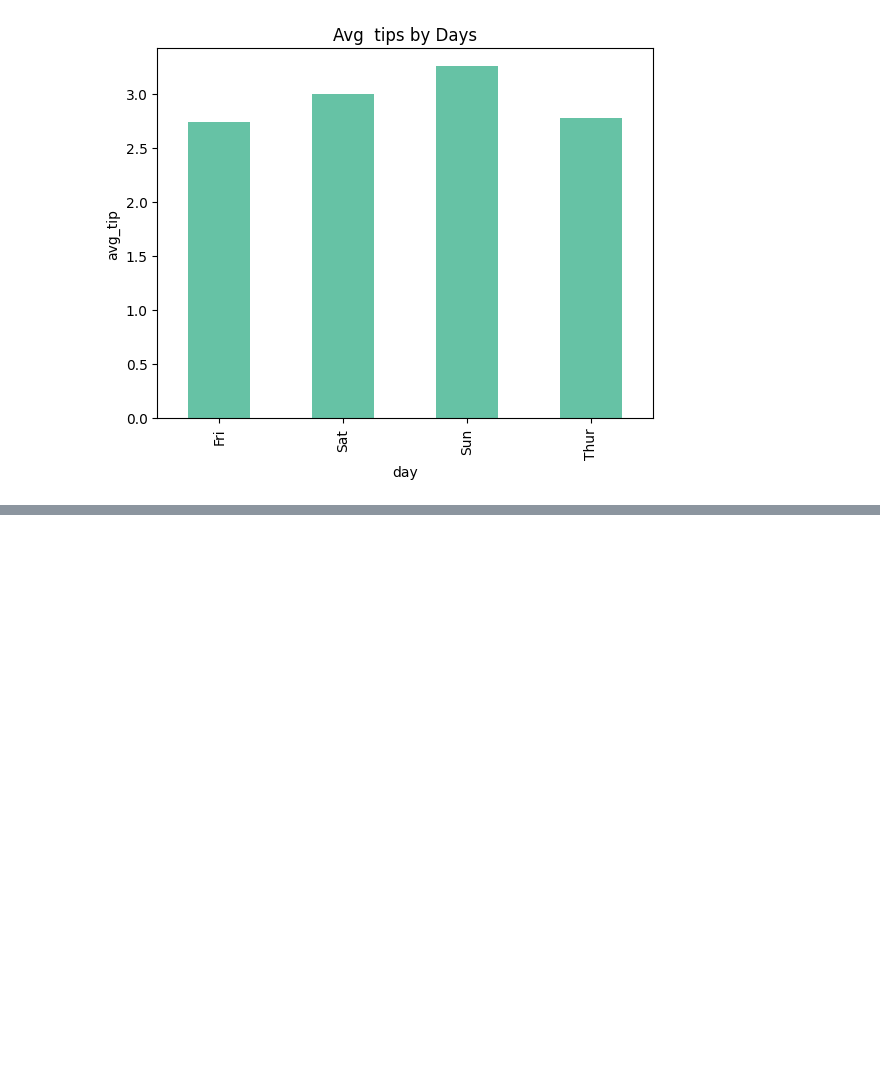
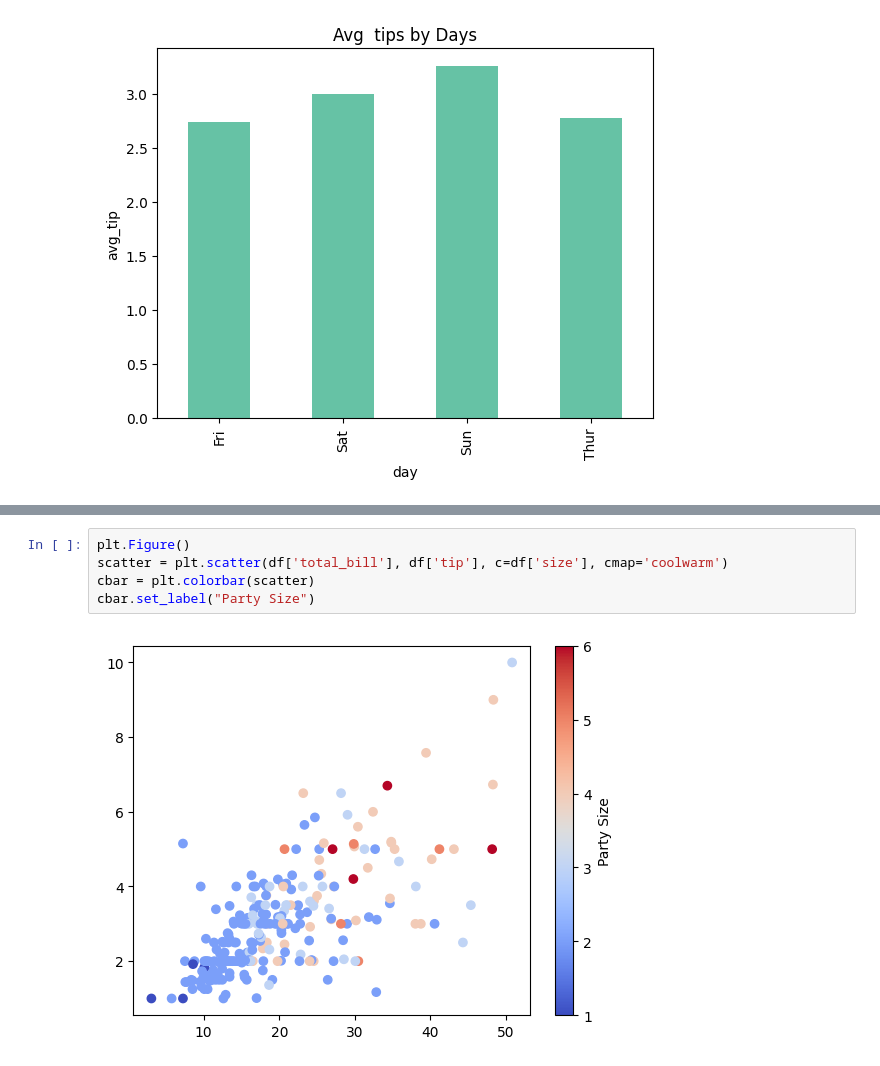
Before and after one commit to MuskanParmar-mp/python_lib, a Jupyter notebook: matplot1.ipynb, the cells around one changed output, grey strips where cells are left out. Saved outputs shown, nothing was run; the diff lists cells and outputs as text; blank space fills up the shorter version.

```diff
--- a/matplot1.ipynb
+++ b/matplot1.ipynb
@@ -146,3 +146,10 @@ plt.title("Total bill by tips")
 plt.show()
 # %% [output]
 [figure]
+# %%
+plt.Figure()
+scatter = plt.scatter(df['total_bill'], df['tip'], c=df['size'], cmap='coolwarm')
+cbar = plt.colorbar(scatter)
+cbar.set_label("Party Size")
+# %% [output]
+[figure, added]
```
Also changed, not shown: parts of 1 cell of this notebook.
